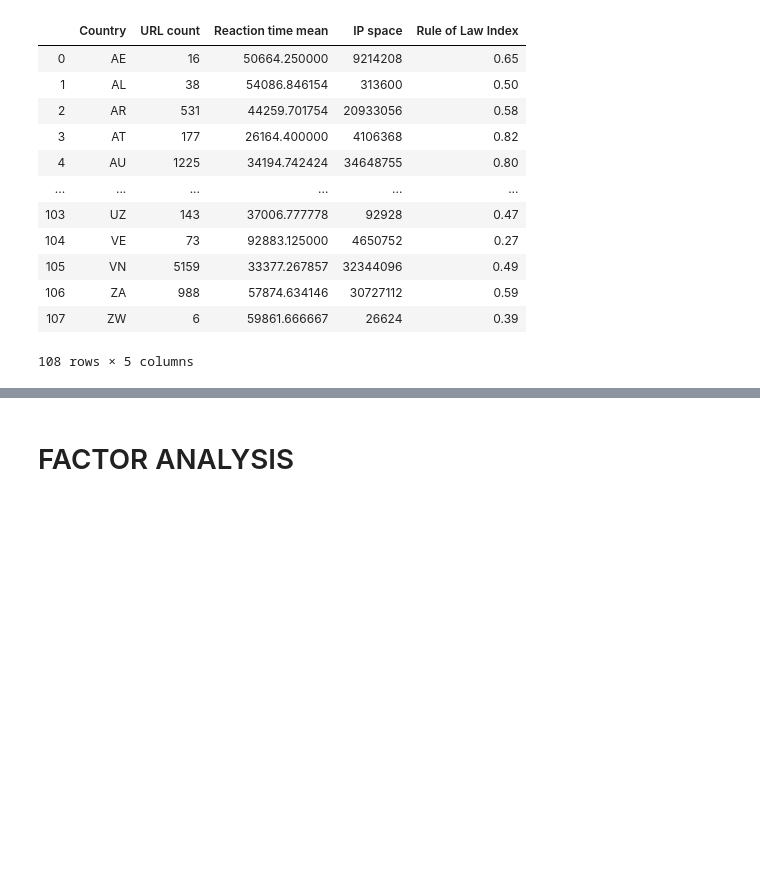
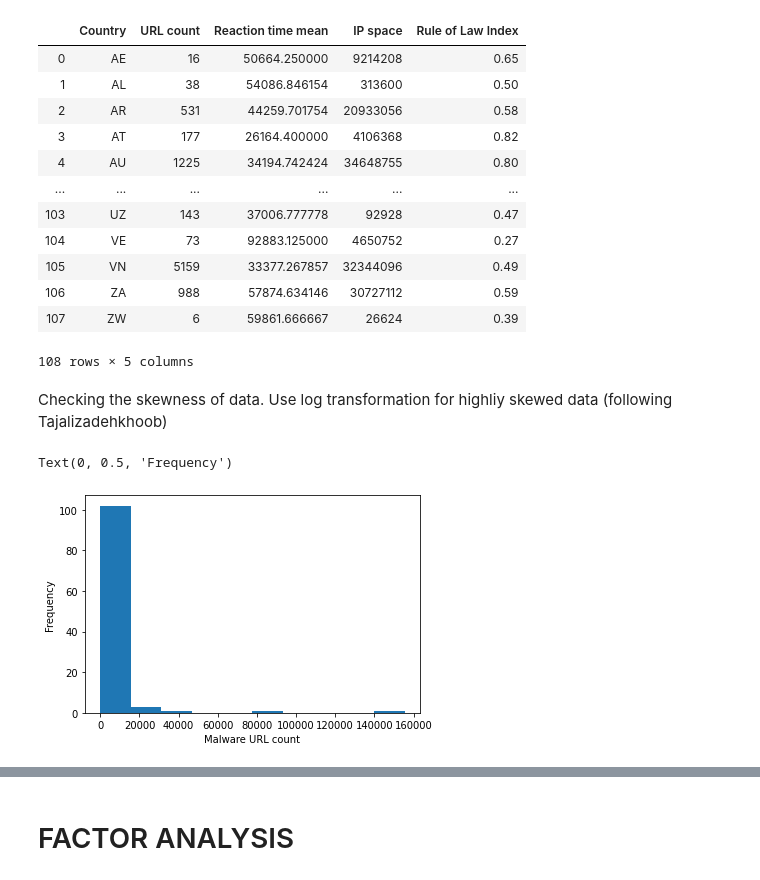
Before and after one commit to tderoon/Cybereconomicsgroup4, a Jupyter notebook: factor analysis.ipynb, the cells around one changed output, grey strips where cells are left out. Saved outputs shown, nothing was run; the diff lists cells and outputs as text; code cells hidden in the pictures; blank space fills up the shorter version.

```diff
--- a/factor analysis.ipynb
+++ b/factor analysis.ipynb
@@ -266,3 +274,12 @@ factor
 | 106 | ZA | 988 | 57874.634146 | 30727112 | 0.59 |
 | 107 | ZW | 6 | 59861.666667 | 26624 | 0.39 |
 108 rows × 5 columns
+# %% [markdown]
+Checking the skewness of data. Use log transformation for highliy skewed data (following Tajalizadehkhoob)
+# %%
+plt.hist(factor['URL count'])
+plt.xlabel('Malware URL count')
+plt.ylabel('Frequency')
+# %% [output]
+Text(0, 0.5, 'Frequency')
+[figure, added]
```
Also changed, not shown: parts of 39 cells of this notebook.
